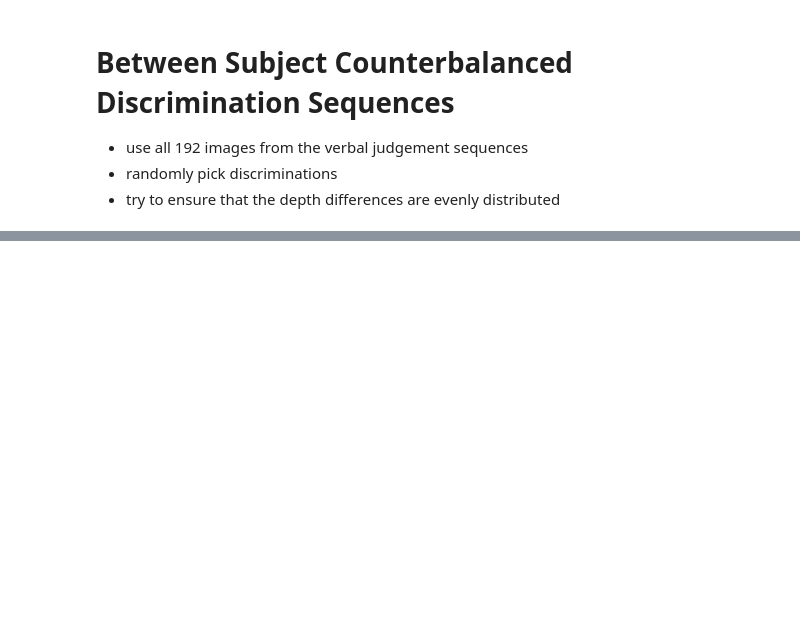
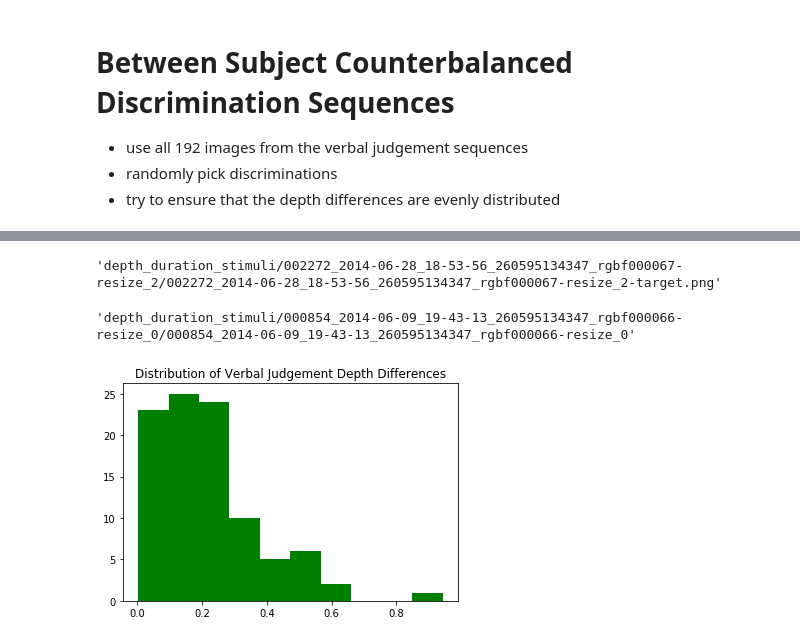
Before and after one commit to prachimahab/depth_discrimination, a Jupyter notebook: v3_discrimination_sequences.ipynb, the cells around one changed output, grey strips where cells are left out. Saved outputs shown, nothing was run; the diff lists cells and outputs as text; code cells hidden in the pictures; blank space fills up the shorter version.

```diff
--- a/v3_discrimination_sequences.ipynb
+++ b/v3_discrimination_sequences.ipynb
@@ -106,0 +429,8 @@ plt.show()
+# %%
+TAC_final_stim_1000[0]
+# %% [output]
+'depth_duration_stimuli/002272_2014-06-28_18-53-56_260595134347_rgbf000067-resize_2/002272_2014-06-28_18-53-56_260595134347_rgbf000067-resize_2-target.png'
+# %%
+sol1_discrim_trials[0][0][0][:-13]
+# %% [output]
+'depth_duration_stimuli/000854_2014-06-09_19-43-13_260595134347_rgbf000066-resize_0/000854_2014-06-09_19-43-13_260595134347_rgbf000066-resize_0'
@@ -106,0 +469,17 @@ plt.show()
+# %%
+all_VE_depthdiffs = []
+
+for key in n_VE_answerkey_1000.keys():
+    VE_depthdiff = n_VE_answerkey_1000[key]['VE_depth_diff']
+    all_VE_depthdiffs.append(VE_depthdiff)
+# %%
+plt.figure()
+
+
+plt.hist(all_VE_depthdiffs, color='green')
+plt.title('Distribution of Verbal Judgement Depth Differences')
+
+
+plt.show()
+# %% [output]
+[figure, added]
```
Also changed, not shown: parts of 34 cells of this notebook, 2 other files.
